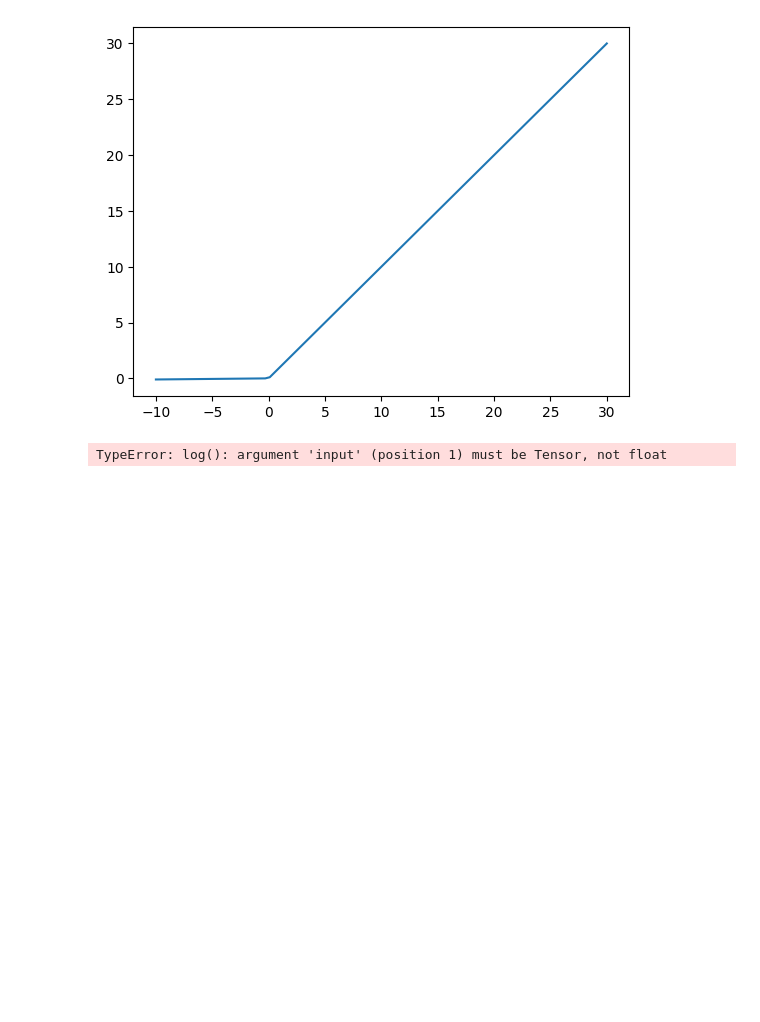
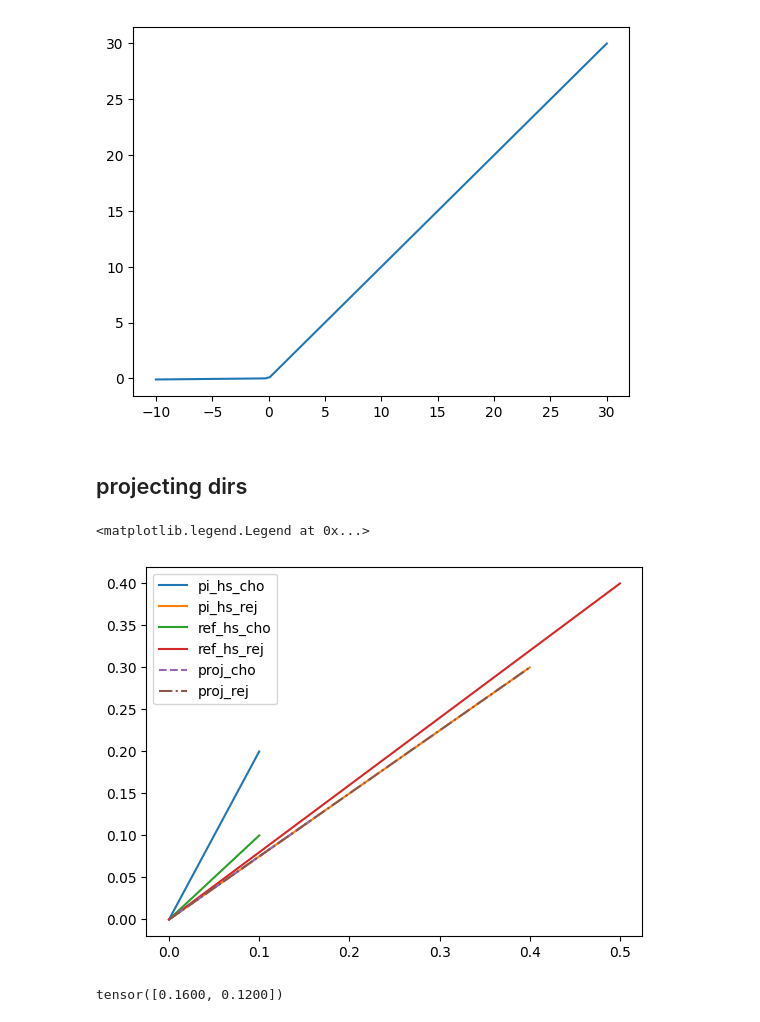
Before and after one commit to wassname/repr-preference-optimization, a Jupyter notebook: nbs/103_scratch_loss.ipynb, the cells around one changed output. Saved outputs shown, nothing was run; the diff lists cells and outputs as text; code cells hidden in the pictures; blank space fills up the shorter version.

```diff
--- a/nbs/103_scratch_loss.ipynb
+++ b/nbs/103_scratch_loss.ipynb
@@ -103,7 +103,39 @@ plt.plot(x, y)
 # %% [output]
 [<matplotlib.lines.Line2D at 0x...>]
 [figure]
-# %%
-torch.log(0.9)
-# %% [output]
-TypeError: log(): argument 'input' (position 1) must be Tensor, not float
+# %% [markdown]
+## projecting dirs
+# %%
+
+pi_hs_cho = torch.tensor([0.1, 0.2]) # policy hidden states chosen
+pi_hs_rej = torch.tensor([0.4, 0.3]) # same but rejected
+dir = pi_hs_cho - pi_hs_rej
+ref_hs_cho = torch.tensor([0.1, 0.1]) # reference_model hidden states chosen
+ref_hs_rej = torch.tensor([0.5, 0.4])
+ref_dir = ref_hs_cho - ref_hs_rej
+# %%
+
+# Project both onto ref_dir
+proj_cho = torch.dot(pi_hs_cho, ref_dir) / torch.dot(ref_dir, ref_dir) * ref_dir
+proj_rej = torch.dot(pi_hs_rej, ref_dir) / torch.dot(ref_dir, ref_dir) * ref_dir
+
+# Measure distance from original to projected points
+dist_cho = torch.norm(proj_cho - pi_hs_cho)
+dist_rej = torch.norm(proj_rej - pi_hs_rej)
+
+loss = -(dist_cho + dist_rej)  # Negative to maximize movement
+
+plt.plot([0, pi_hs_cho[0]], [0, pi_hs_cho[1]], label='pi_hs_cho')
+plt.plot([0, pi_hs_rej[0]], [0, pi_hs_rej[1]], label='pi_hs_rej')
+plt.plot([0, ref_hs_cho[0]], [0, ref_hs_cho[1]], label='ref_hs_cho')
+plt.plot([0, ref_hs_rej[0]], [0, ref_hs_rej[1]], label='ref_hs_rej')
+plt.plot([0, proj_cho[0]], [0, proj_cho[1]], label='proj_cho', ls='--')
+plt.plot([0, proj_rej[0]], [0, proj_rej[1]], label='proj_rej', ls='-.')
+plt.legend()
+# %% [output]
+<matplotlib.legend.Legend at 0x...>
+[figure, added]
+# %%
+proj_cho
+# %% [output]
+tensor([0.1600, 0.1200])
```
Also changed, not shown: parts of 6 cells of this notebook, 4 other files.
